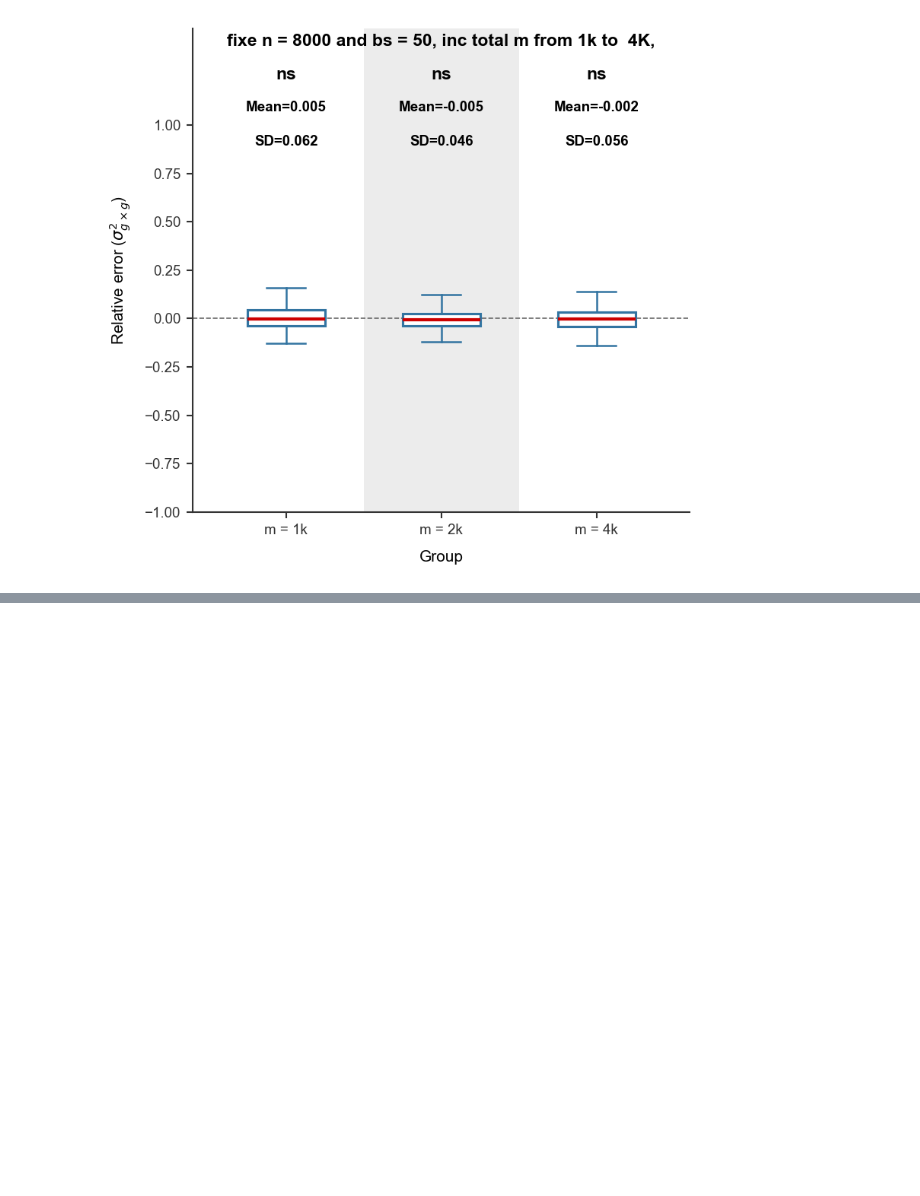
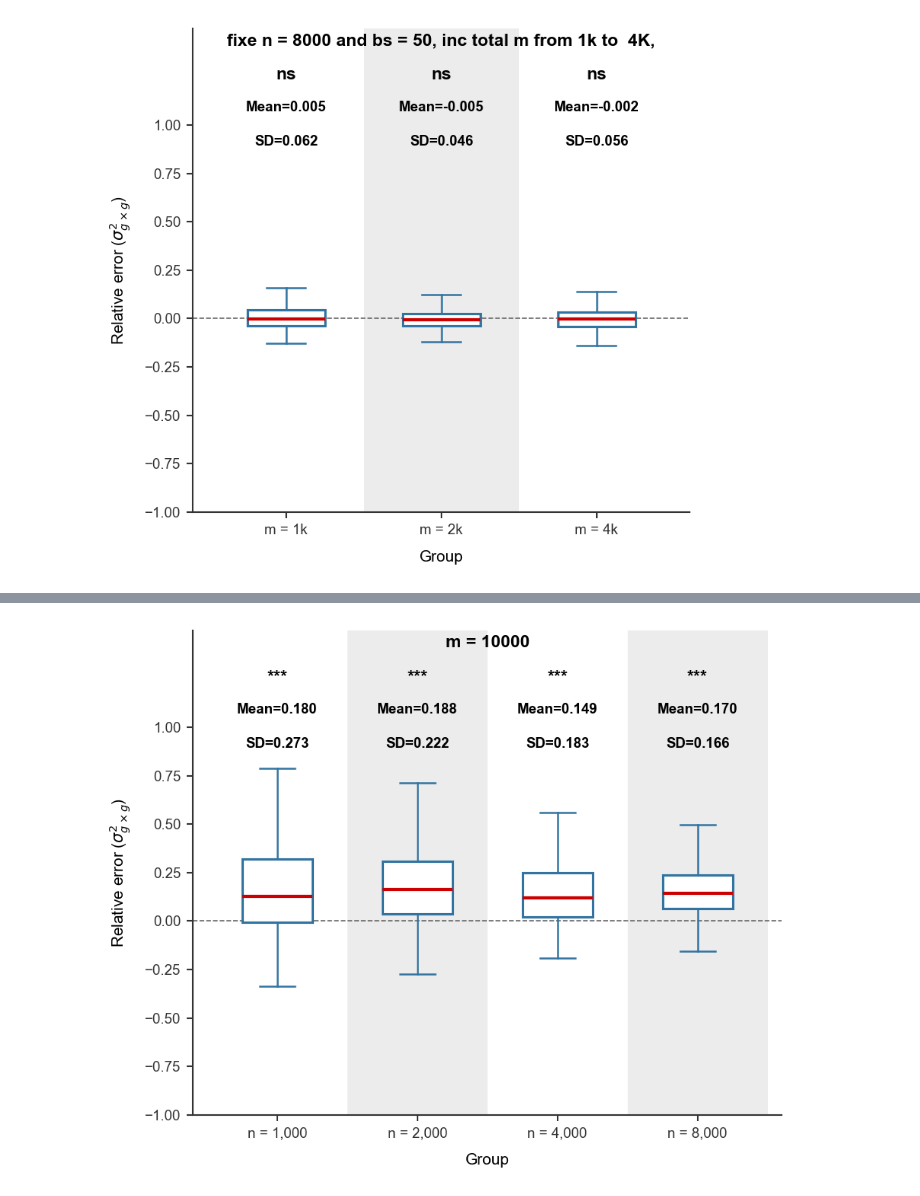
Before and after one commit to border-lab/Full-gene-level-GxG-Estimation, a Jupyter notebook: Thesis/Thesis.ipynb, the cells around one changed output, grey strips where cells are left out. Saved outputs shown, nothing was run; the diff lists cells and outputs as text; code cells hidden in the pictures; blank space fills up the shorter version.

```diff
--- a/Thesis/Thesis.ipynb
+++ b/Thesis/Thesis.ipynb
@@ -1287,0 +1320,16 @@ plot_relative_error_across_groups_combined(
+# %%
+individual_sizes = [1000,2000,4000,8000]
+SNPdensity1 = read_MoM_results_add(individual_sizes,"Sparse_data/","chr1_10ksnp_s2a0.01_s2gxg0.9_s2e0.09_SNPdensity0.5",10000)
+SNPdensity1 = {k: v.iloc[:, 1:].set_axis([0, 1], axis=1) for k, v in SNPdensity1.items()}
+
+plot_relative_error_across_groups_combined(
+    SNPdensity1,
+    x_labels=["m = 10000"],
+    individual_sizes = [1000,2000,4000,8000],
+    col_num=0,
+    real_value=0.9,
+    ymin=-1.0,
+    ymax=1.0,
+)
+# %% [output]
+[figure, added]
```
Also changed, not shown: parts of 5 cells of this notebook, 13 other files.
